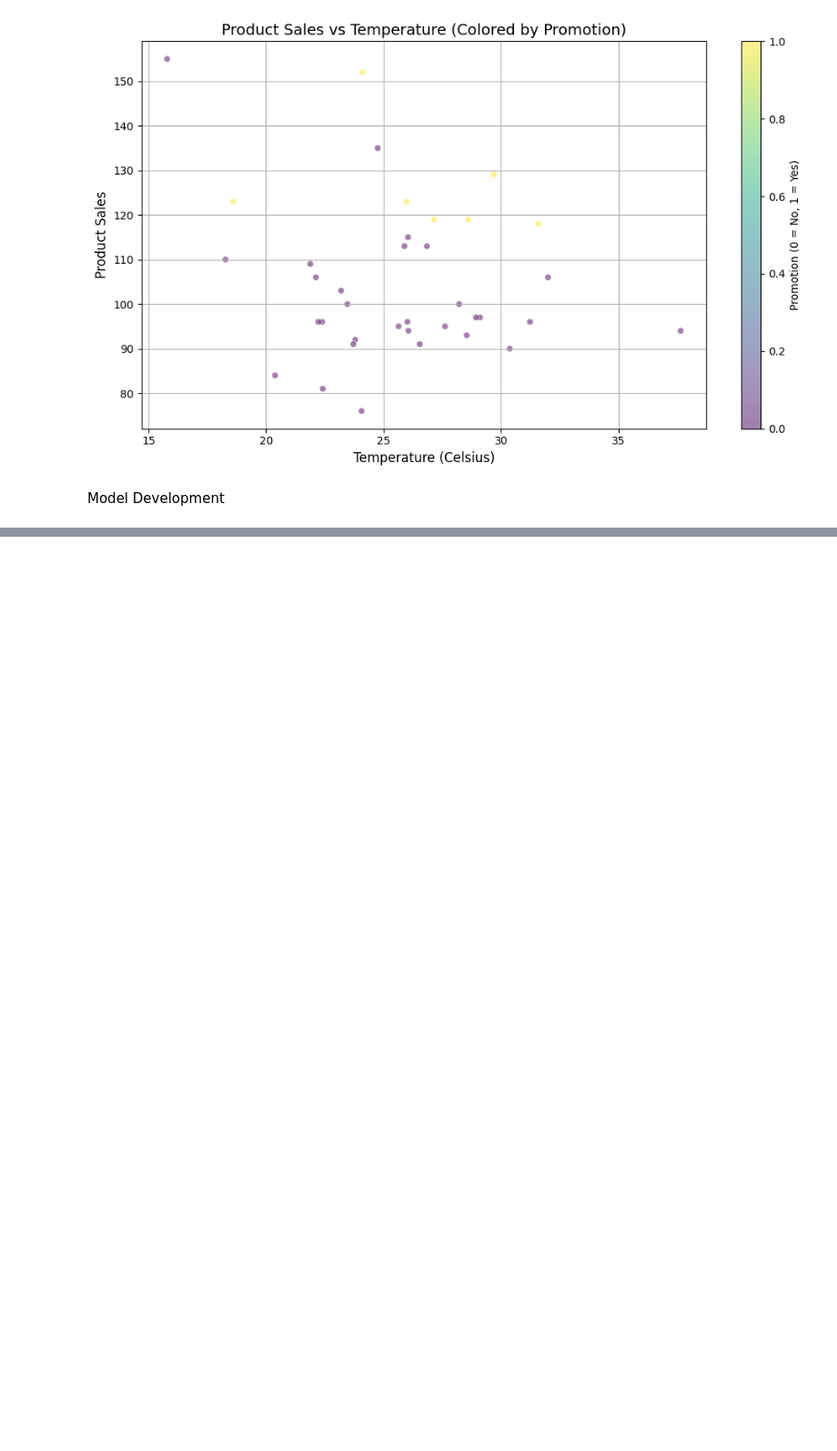
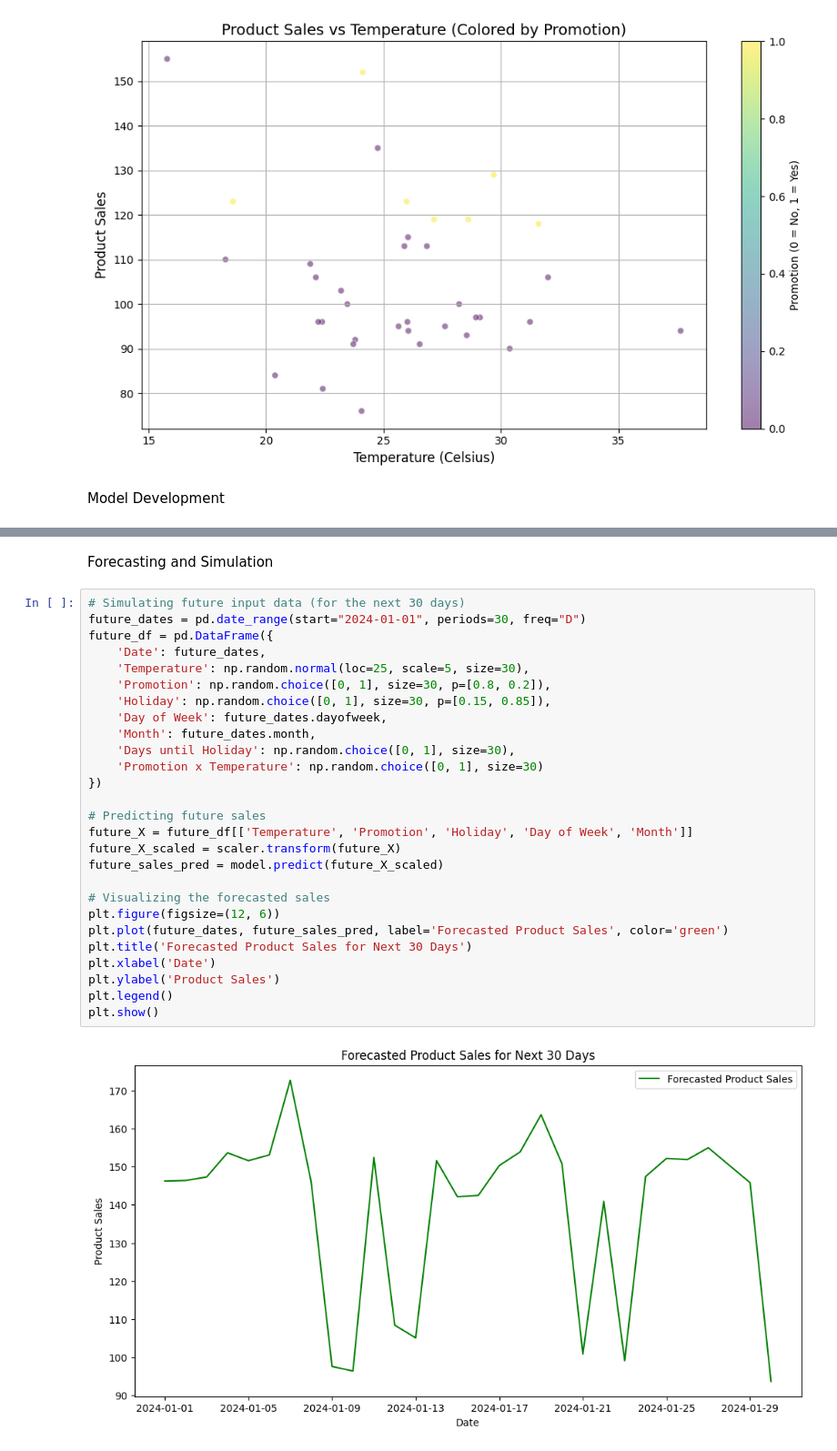
Before and after one commit to UjjwalPamecha/Product-Demand-Prediction, a Jupyter notebook: Untitled-1.ipynb, the cells around one changed output, grey strips where cells are left out. Shown: that part at 91% size. Cells and saved outputs as stored; diff of their text form; blank space fills up the shorter version.

```diff
--- a/Untitled-1.ipynb
+++ b/Untitled-1.ipynb
@@ -132,0 +150,31 @@ KeyError: "['Days until Holiday', 'Promotion x Temperature'] not in index"
+# %% [markdown]
+Forecasting and Simulation
+# %%
+# Simulating future input data (for the next 30 days)
+future_dates = pd.date_range(start="2024-01-01", periods=30, freq="D")
+future_df = pd.DataFrame({
+    'Date': future_dates,
+    'Temperature': np.random.normal(loc=25, scale=5, size=30),
+    'Promotion': np.random.choice([0, 1], size=30, p=[0.8, 0.2]),
+    'Holiday': np.random.choice([0, 1], size=30, p=[0.15, 0.85]),
+    'Day of Week': future_dates.dayofweek,
+    'Month': future_dates.month,
+    'Days until Holiday': np.random.choice([0, 1], size=30),
+    'Promotion x Temperature': np.random.choice([0, 1], size=30)
+})
+
+# Predicting future sales
+future_X = future_df[['Temperature', 'Promotion', 'Holiday', 'Day of Week', 'Month']]
+future_X_scaled = scaler.transform(future_X)
+future_sales_pred = model.predict(future_X_scaled)
+
+# Visualizing the forecasted sales
+plt.figure(figsize=(12, 6))
+plt.plot(future_dates, future_sales_pred, label='Forecasted Product Sales', color='green')
+plt.title('Forecasted Product Sales for Next 30 Days')
+plt.xlabel('Date')
+plt.ylabel('Product Sales')
+plt.legend()
+plt.show()
+# %% [output]
+[figure, added]
```
Also changed, not shown: parts of 3 cells of this notebook.
